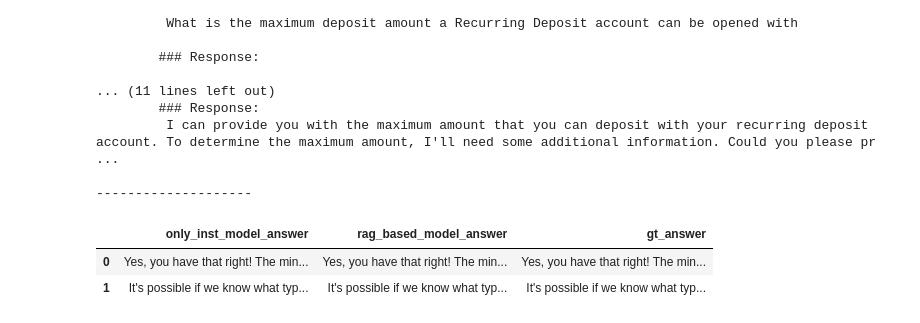
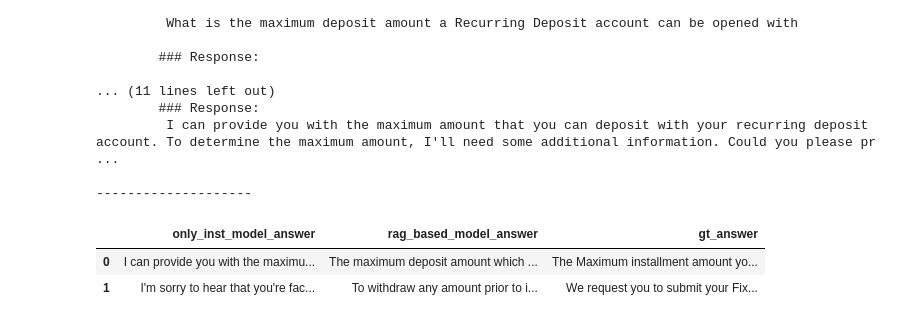
Before and after one commit to ErolCitak/ConversationalBankingChatbot, a Jupyter notebook: main.ipynb, the cells around one changed output. Drawn from its saved outputs; the diff is of its cells as text; code cells hidden in the pictures.

Commit message:
Advanced Evaluations and Syn. Test Questions Added

```diff
--- a/main.ipynb
+++ b/main.ipynb
@@ -48,8 +49,8 @@ our_pretrained_lm_path = config.MODEL_ID
 llm_wrapper = smollm_wrapper.SmolLLMWrapper(base_model_id, our_pretrained_lm_path)
 
 ## RAG Chain Loader
-rag_chain = rag_chain.RAGChainBuilder(llm_wrapper.llm, vector_store.as_retriever(search_kwargs={"k": 3}))
-qa_chain = rag_chain.build_chain()
+rag_chain_train = rag_chain.RAGChainBuilder(llm_wrapper.llm, vector_store.as_retriever(search_kwargs={"k": 3}))
+qa_chain_train = rag_chain_train.build_chain()
 # %% [output]
 Initializing Dataset with train set
 --------------------
@@ -156,3 +164,15 @@ print(len(test_questions), len(test_answers))
 # %% [output]
 There are 104 questions in both dataset!
 249 249
+# %%
+test_syn_questions = []
+
+with open(config.SYN_QUESTIONS, "r") as file:
+    lines = file.readlines()
+
+    for line in lines:
+        syn_question = line.split("→")[1].replace("\"", "").strip()
+        test_syn_questions.append(syn_question)
+
+
+print(f"# Syn. Test Questions: {len(test_syn_questions)}\n# Test Questions: {len(test_questions)}")
@@ -160,15 +192,19 @@ There are 104 questions in both dataset!
 # Retrieve Contexts in Batch
 # Get top_k contexts for all questions
 
-retriever = vector_store.as_retriever(search_kwargs={"k": 3})
+vector_store_test = embedder.build_vectorstore(doc_test)
+retriever_test = vector_store_test.as_retriever(search_kwargs={"k": 3})
+
+rag_chain_test = rag_chain.RAGChainBuilder(llm_wrapper.llm, vector_store_test.as_retriever(search_kwargs={"k": 3}))
+qa_chain_test = rag_chain_test.build_chain()
 
 # Get top_k contexts for all questions
-retrieved_docs_batch = retriever.batch(test_questions)
+retrieved_docs_batch = retriever_test.batch(test_syn_questions)
 
 print(f"There are {len(retrieved_docs_batch)} documents-retrieved pairs")
 print("-"*20)
 
-print(f"A sample question based retrieval:\nQuestion: {test_questions[0]}")
+print(f"A sample question based retrieval:\nQuestion: {test_syn_questions[0]}")
 print("-"*20)
 print(f"Retrieved documents:\n{retrieved_docs_batch[0]}")
 print("-"*20)
@@ -243,7 +281,7 @@ A sample prompt for Only Ins-Tuned SmolL2:
 rag_based_inst_tuned_model_generated_text = []
 rag_based_inst_tuned_model_generated_answers = []
 
-test_responses = qa_chain.batch(test_questions[:3])
+test_responses = qa_chain_test.batch(test_syn_questions)
 
 for test_response_elem in test_responses:
     rag_based_inst_tuned_model_generated_text.append(test_response_elem['result'])
@@ -252,15 +290,11 @@ for rag_generated_text in rag_based_inst_tuned_model_generated_text:
     rag_based_inst_tuned_model_generated_answers.append(utils.extract_rag_answer(rag_generated_text))
 # %%
 ## Its time to make evaluation
-
-only_inst_tuned_model_generated_answers = rag_based_inst_tuned_model_generated_answers
-test_answers = rag_based_inst_tuned_model_generated_answers
-
 df = pd.DataFrame(list(zip(only_inst_tuned_model_generated_answers, rag_based_inst_tuned_model_generated_answers, test_answers)),
                   columns=['only_inst_model_answer', 'rag_based_model_answer', "gt_answer"])
 
 df.head(2)
 # %% [output]
 |  | only_inst_model_answer | rag_based_model_answer | gt_answer |
-| 0 | Yes, you have that right! The min... | Yes, you have that right! The min... | Yes, you have that right! The min... |
-| 1 | It's possible if we know what typ... | It's possible if we know what typ... | It's possible if we know what typ... |
+| 0 | I can provide you with the maximu... | The maximum deposit amount which ... | The Maximum installment amount yo... |
+| 1 | I'm sorry to hear that you're fac... | To withdraw any amount prior to i... | We request you to submit your Fix... |
```
Also changed, not shown: parts of 16 cells of this notebook, 8 other files.
